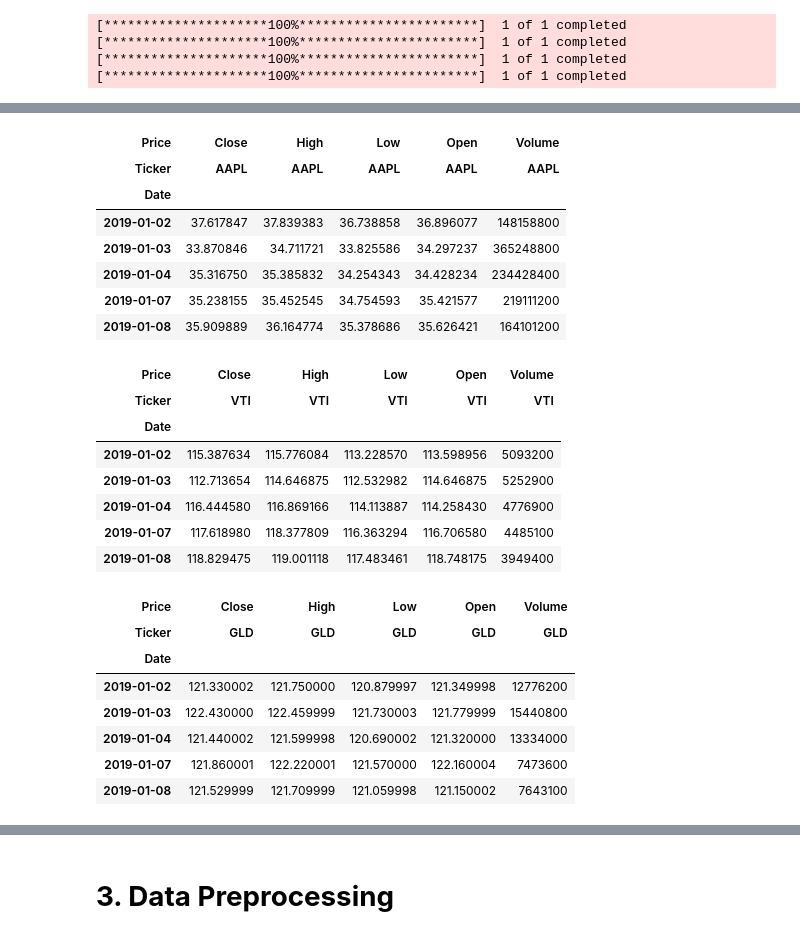
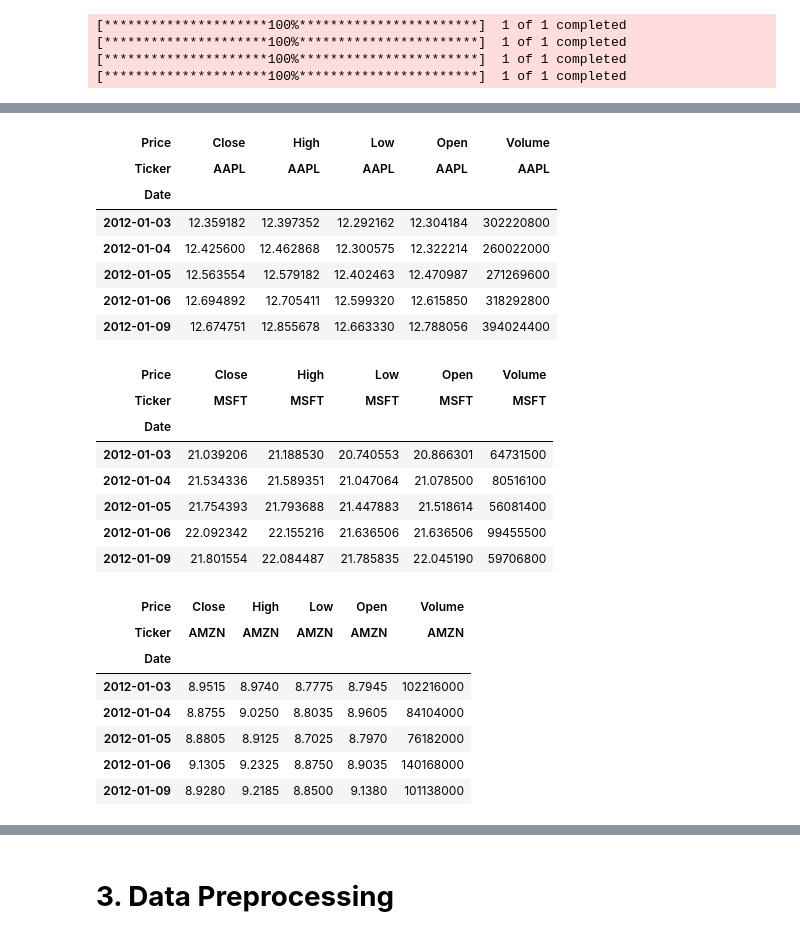
Before and after one commit to Saisha0512/Portfolio_Optimization_ML_DL, a Jupyter notebook: Portfolio_Optimization_ML_DL.ipynb, the cells around one changed output, grey strips where cells are left out. Cells and saved outputs as stored; diff of their text form; code cells hidden in the pictures.

```diff
--- a/Portfolio_Optimization_ML_DL.ipynb
+++ b/Portfolio_Optimization_ML_DL.ipynb
@@ -37,19 +39,29 @@ import yfinance as yf
 import warnings
 warnings.filterwarnings("ignore")
 # %%
-# Fetching Data from yfinance
+import yfinance as yf
+import pandas as pd
+
 # Define the ticker symbols
-tickers = ['AAPL', 'VTI', 'GLD', 'TLT']  # Use '^VIX' for the volatility index
+tickers = ['AAPL', 'MSFT', 'AMZN', 'META']
 
 # Set the time period
-start_date = '2019-01-01'
-end_date = '2023-12-31'
+start_date = '2012-01-03'
+end_date = '2021-12-31'
 
-# Download OHLCV data
+# Download OHLCV data and ensure datetime index
 data = {}
 for ticker in tickers:
     df = yf.download(ticker, start=start_date, end=end_date)
+
+    # Ensure the index is datetime
+    df.index = pd.to_datetime(df.index)
+    df.sort_index(inplace=True)
+
+    # Save to CSV
     df.to_csv(f"{ticker}_historical_OHLCV_data.csv")
+
+    # Store in dictionary
     data[ticker] = df
 # %% [output]
 [*********************100%***********************]  1 of 1 completed
@@ -63,34 +123,34 @@ data['AAPL'].head()
 | Price | Close | High | Low | Open | Volume |
 | Ticker | AAPL | AAPL | AAPL | AAPL | AAPL |
 | Date |  |  |  |  |  |
-| 2019-01-02 | 37.617847 | 37.839383 | 36.738858 | 36.896077 | 148158800 |
-| 2019-01-03 | 33.870846 | 34.711721 | 33.825586 | 34.297237 | 365248800 |
-| 2019-01-04 | 35.316750 | 35.385832 | 34.254343 | 34.428234 | 234428400 |
-| 2019-01-07 | 35.238155 | 35.452545 | 34.754593 | 35.421577 | 219111200 |
-| 2019-01-08 | 35.909889 | 36.164774 | 35.378686 | 35.626421 | 164101200 |
+| 2012-01-03 | 12.359182 | 12.397352 | 12.292162 | 12.304184 | 302220800 |
+| 2012-01-04 | 12.425600 | 12.462868 | 12.300575 | 12.322214 | 260022000 |
+| 2012-01-05 | 12.563554 | 12.579182 | 12.402463 | 12.470987 | 271269600 |
+| 2012-01-06 | 12.694892 | 12.705411 | 12.599320 | 12.615850 | 318292800 |
+| 2012-01-09 | 12.674751 | 12.855678 | 12.663330 | 12.788056 | 394024400 |
 # %%
 # Displaying the AGG data
-data['VTI'].head()
+data['MSFT'].head()
 # %% [output]
 | Price | Close | High | Low | Open | Volume |
-| Ticker | VTI | VTI | VTI | VTI | VTI |
+| Ticker | MSFT | MSFT | MSFT | MSFT | MSFT |
 | Date |  |  |  |  |  |
-| 2019-01-02 | 115.387634 | 115.776084 | 113.228570 | 113.598956 | 5093200 |
-| 2019-01-03 | 112.713654 | 114.646875 | 112.532982 | 114.646875 | 5252900 |
-| 2019-01-04 | 116.444580 | 116.869166 | 114.113887 | 114.258430 | 4776900 |
-| 2019-01-07 | 117.618980 | 118.377809 | 116.363294 | 116.706580 | 4485100 |
-| 2019-01-08 | 118.829475 | 119.001118 | 117.483461 | 118.748175 | 3949400 |
+| 2012-01-03 | 21.039206 | 21.188530 | 20.740553 | 20.866301 | 64731500 |
+| 2012-01-04 | 21.534336 | 21.589351 | 21.047064 | 21.078500 | 80516100 |
+| 2012-01-05 | 21.754393 | 21.793688 | 21.447883 | 21.518614 | 56081400 |
+| 2012-01-06 | 22.092342 | 22.155216 | 21.636506 | 21.636506 | 99455500 |
+| 2012-01-09 | 21.801554 | 22.084487 | 21.785835 | 22.045190 | 59706800 |
 # %%
 # Displaying the AGG data
-data['GLD'].head()
+data['AMZN'].head()
 # %% [output]
 | Price | Close | High | Low | Open | Volume |
-| Ticker | GLD | GLD | GLD | GLD | GLD |
+| Ticker | AMZN | AMZN | AMZN | AMZN | AMZN |
 | Date |  |  |  |  |  |
-| 2019-01-02 | 121.330002 | 121.750000 | 120.879997 | 121.349998 | 12776200 |
-| 2019-01-03 | 122.430000 | 122.459999 | 121.730003 | 121.779999 | 15440800 |
-| 2019-01-04 | 121.440002 | 121.599998 | 120.690002 | 121.320000 | 13334000 |
-| 2019-01-07 | 121.860001 | 122.220001 | 121.570000 | 122.160004 | 7473600 |
-| 2019-01-08 | 121.529999 | 121.709999 | 121.059998 | 121.150002 | 7643100 |
+| 2012-01-03 | 8.9515 | 8.9740 | 8.7775 | 8.7945 | 102216000 |
+| 2012-01-04 | 8.8755 | 9.0250 | 8.8035 | 8.9605 | 84104000 |
+| 2012-01-05 | 8.8805 | 8.9125 | 8.7025 | 8.7970 | 76182000 |
+| 2012-01-06 | 9.1305 | 9.2325 | 8.8750 | 8.9035 | 140168000 |
+| 2012-01-09 | 8.9280 | 9.2185 | 8.8500 | 9.1380 | 101138000 |
 # %%
 # Displaying the AGG data
```
Also changed, not shown: parts of 53 cells of this notebook.
